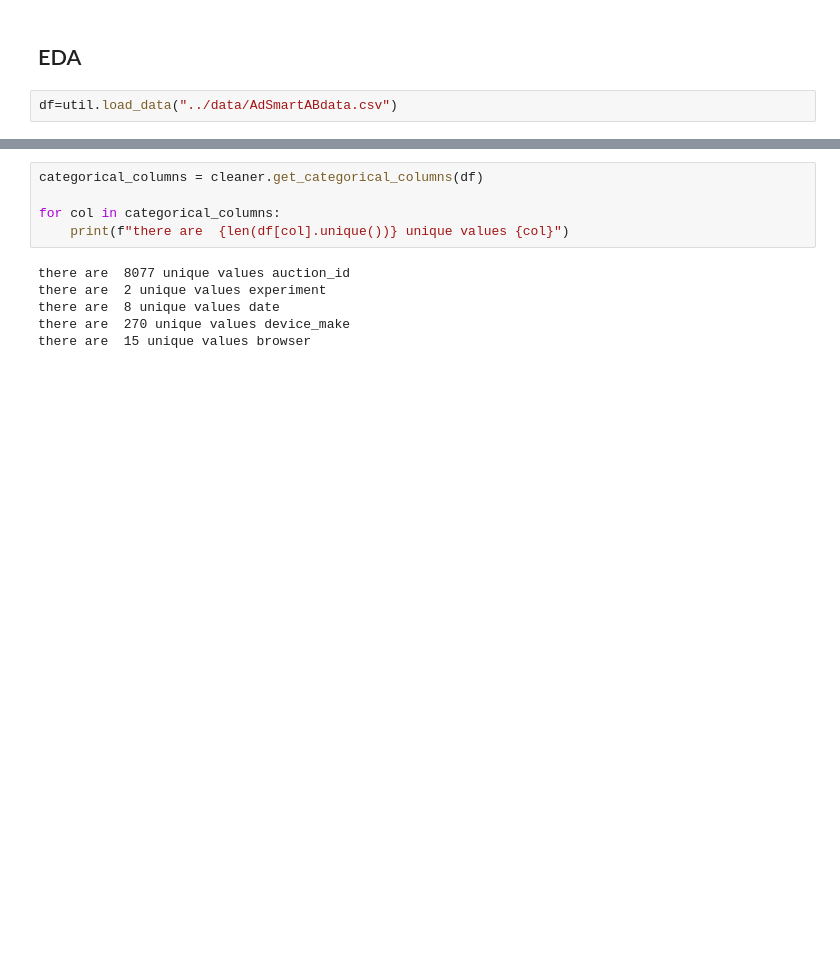
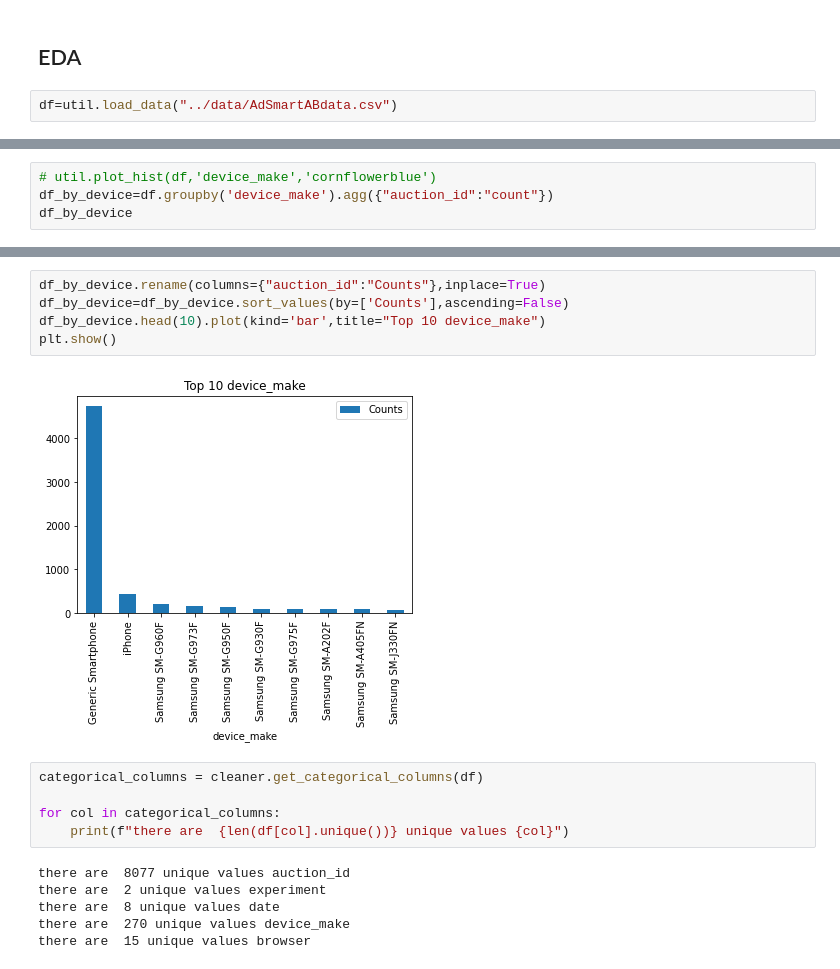
Before and after one commit to Nathnael12/A_B-Hypothesis-Testing, a Jupyter notebook: notebooks/data_cleaning.ipynb, the cells around one changed output, grey strips where cells are left out. Cells and saved outputs as stored; diff of their text form; blank space fills up the shorter version.

```diff
--- a/notebooks/data_cleaning.ipynb
+++ b/notebooks/data_cleaning.ipynb
@@ -25,0 +98,4 @@ df.head()
+# %%
+# util.plot_hist(df,'device_make','cornflowerblue')
+df_by_device=df.groupby('device_make').agg({"auction_id":"count"})
+df_by_device
@@ -26,3 +117,10 @@ df.head()
+# %%
+df_by_device.rename(columns={"auction_id":"Counts"},inplace=True)
+df_by_device=df_by_device.sort_values(by=['Counts'],ascending=False)
+df_by_device.head(10).plot(kind='bar',title="Top 10 device_make")
+plt.show()
+# %% [output]
+[figure, added]
 # %%
 categorical_columns = cleaner.get_categorical_columns(df)
 
```
Also changed, not shown: parts of 10 cells of this notebook, 6 other files.
